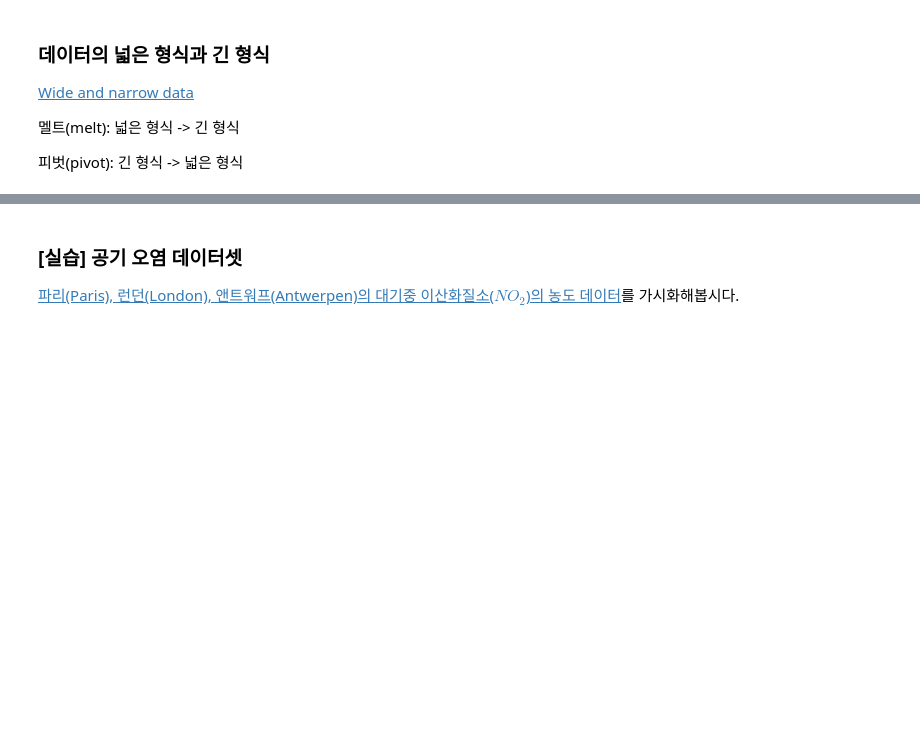
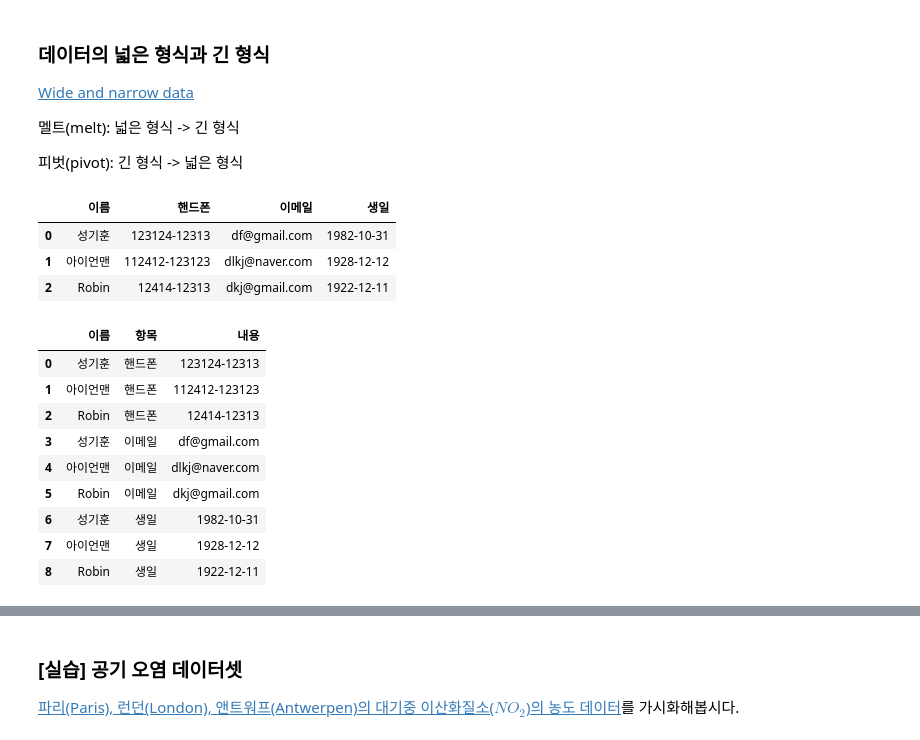
Before and after one commit to Kimjunkuk/SoftwareEngineering, a Jupyter notebook: Honglab/05Data/04_Pandas_v2-220224-150226/04_팬더스와 데이터사이언스(Pandas).ipynb, the cells around one changed output, grey strips where cells are left out. Cells and saved outputs as stored; diff of their text form; code cells hidden in the pictures; blank space fills up the shorter version.

```diff
--- a/Honglab/05Data/04_Pandas_v2-220224-150226/04_팬더스와 데이터사이언스(Pandas).ipynb
+++ b/Honglab/05Data/04_Pandas_v2-220224-150226/04_팬더스와 데이터사이언스(Pandas).ipynb
@@ -276,0 +358,40 @@ import pandas as pd
+# %%
+import pandas as pd
+
+df_wide = pd.DataFrame(
+    {
+        "이름":["성기훈","아이언맨","Robin"],
+        "핸드폰":["123124-12313","112412-123123","12414-12313"],
+        "이메일":["df@gmail.com","dlkj@naver.com","dkj@gmail.com"],
+        "생일":["1982-10-31", "1928-12-12","1922-12-11"],
+    }
+)
+
+
+df_wide
+# %% [output]
+|  | 이름 | 핸드폰 | 이메일 | 생일 |
+| 0 | 성기훈 | 123124-12313 | df@gmail.com | 1982-10-31 |
+| 1 | 아이언맨 | 112412-123123 | dlkj@naver.com | 1928-12-12 |
+| 2 | Robin | 12414-12313 | dkj@gmail.com | 1922-12-11 |
+# %%
+#맬트
+df_long=df_wide.melt(
+    id_vars="이름",
+    var_name="항목",
+    value_vars=["핸드폰", "이메일", "생일"],
+    value_name="내용"
+)
+
+df_long
+# %% [output]
+|  | 이름 | 항목 | 내용 |
+| 0 | 성기훈 | 핸드폰 | 123124-12313 |
+| 1 | 아이언맨 | 핸드폰 | 112412-123123 |
+| 2 | Robin | 핸드폰 | 12414-12313 |
+| 3 | 성기훈 | 이메일 | df@gmail.com |
+| 4 | 아이언맨 | 이메일 | dlkj@naver.com |
+| 5 | Robin | 이메일 | dkj@gmail.com |
+| 6 | 성기훈 | 생일 | 1982-10-31 |
+| 7 | 아이언맨 | 생일 | 1928-12-12 |
+| 8 | Robin | 생일 | 1922-12-11 |
```
Also changed, not shown: parts of 26 cells of this notebook, 6 other files.
